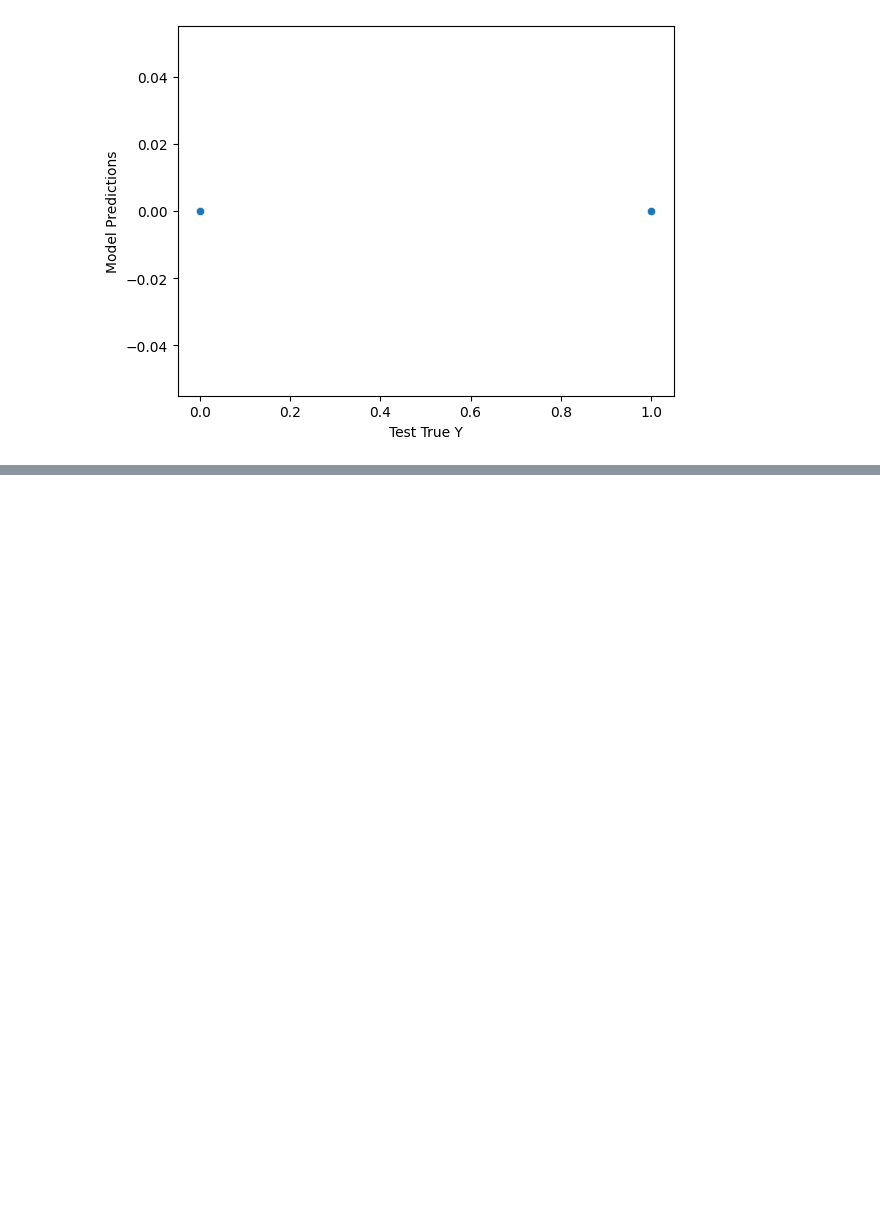
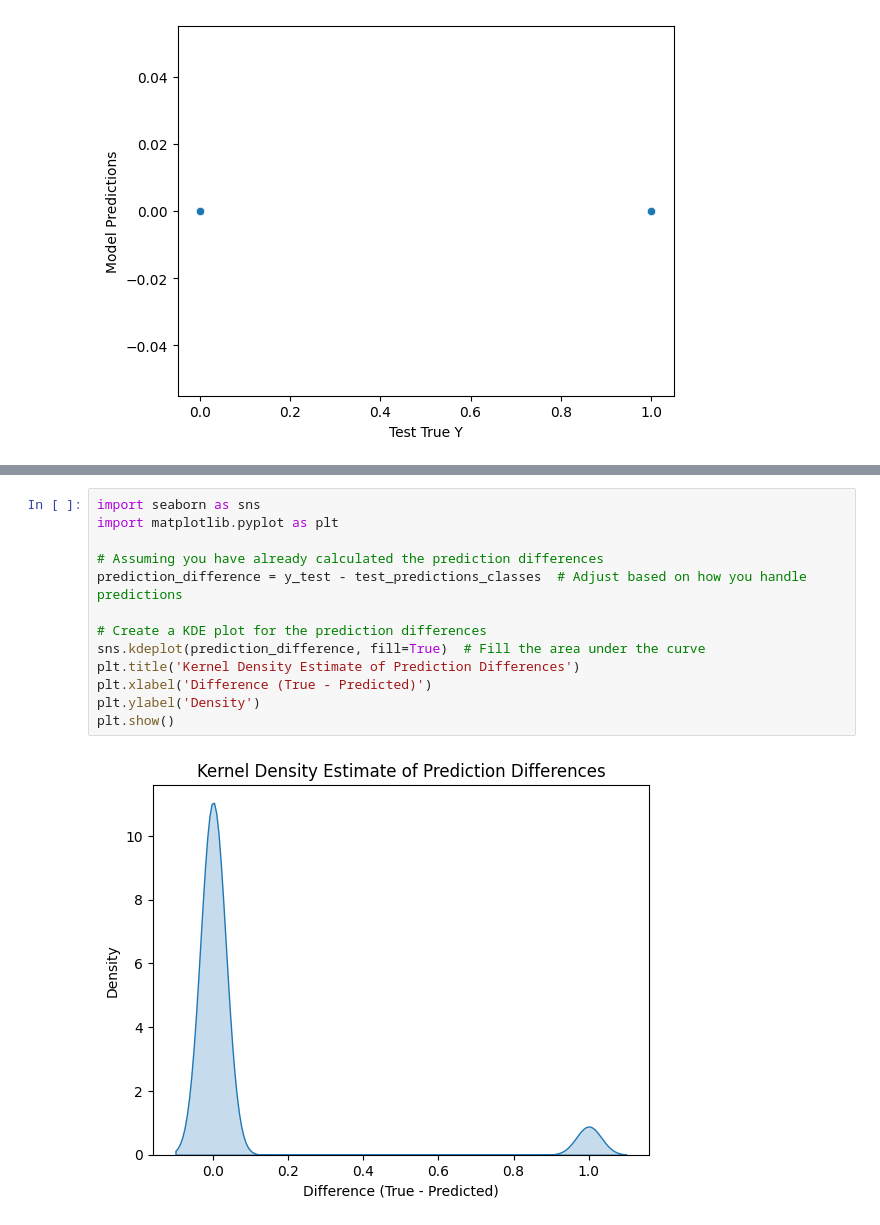
Before and after one commit to crypt0kitik/Deep_Learning, a Jupyter notebook: 2 - ANN for classification/03 - Neural network_1.ipynb, the cells around one changed output, grey strips where cells are left out. Cells and saved outputs as stored; diff of their text form; blank space fills up the shorter version.

```diff
--- a/2 - ANN for classification/03 - Neural network_1.ipynb
+++ b/2 - ANN for classification/03 - Neural network_1.ipynb
@@ -234,0 +296,15 @@ plt.close()
+# %%
+import seaborn as sns
+import matplotlib.pyplot as plt
+
+# Assuming you have already calculated the prediction differences
+prediction_difference = y_test - test_predictions_classes  # Adjust based on how you handle predictions
+
+# Create a KDE plot for the prediction differences
+sns.kdeplot(prediction_difference, fill=True)  # Fill the area under the curve
+plt.title('Kernel Density Estimate of Prediction Differences')
+plt.xlabel('Difference (True - Predicted)')
+plt.ylabel('Density')
+plt.show()
+# %% [output]
+[figure, added]
```
Also changed, not shown: parts of 10 cells of this notebook, 4 other files.
